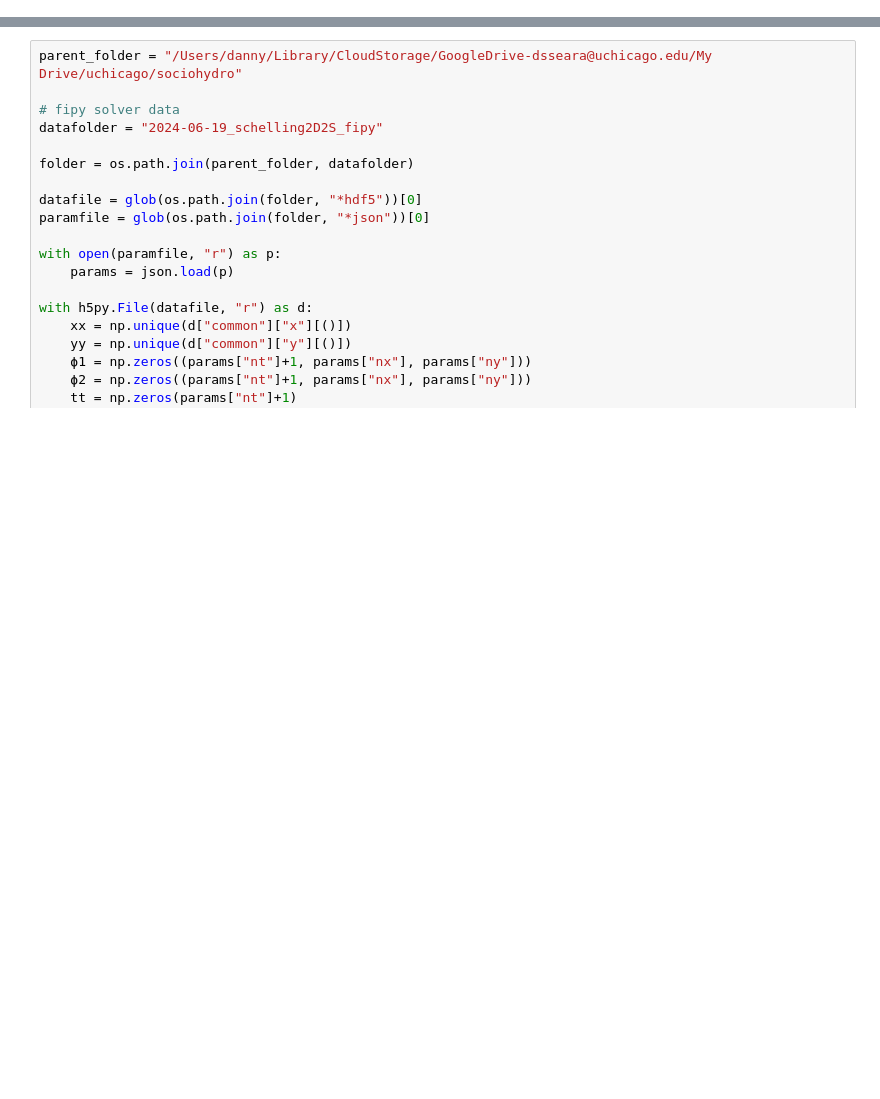
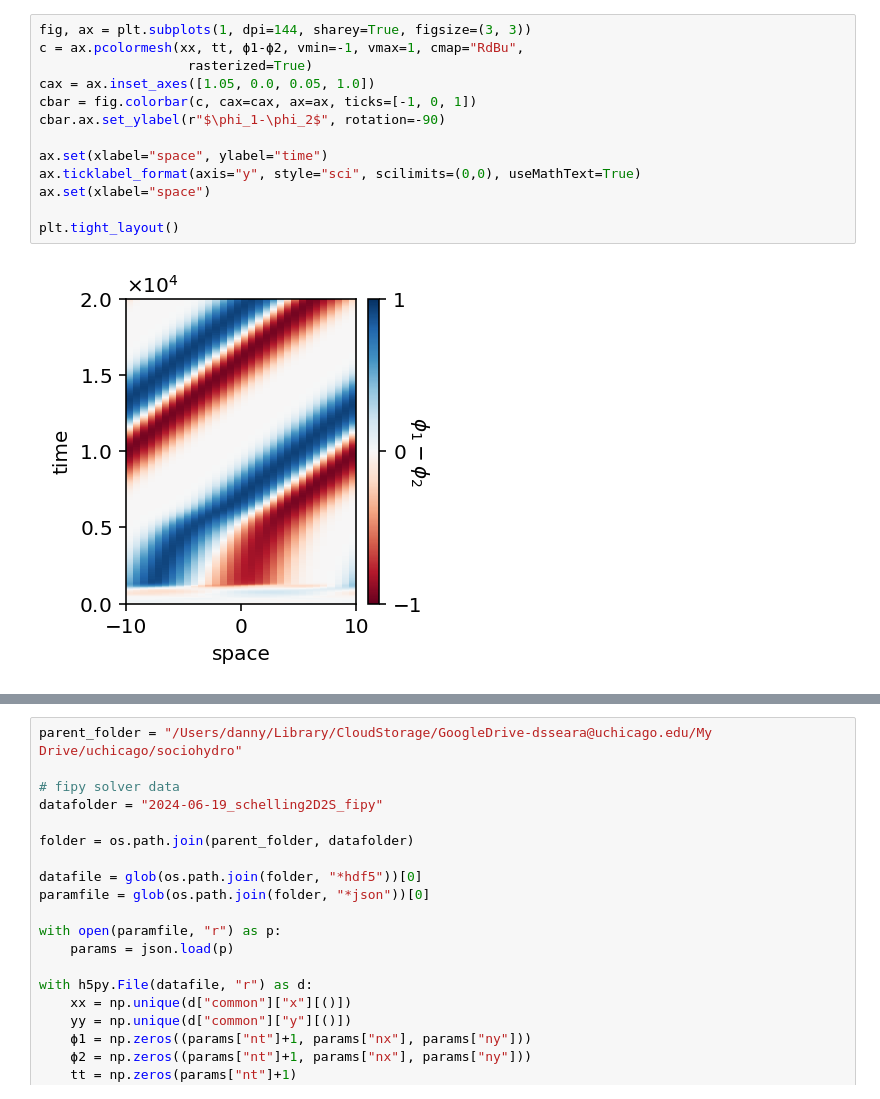
Before and after one commit to dsseara/sociohydro, a Jupyter notebook: inference/inference_test.ipynb, the cells around one changed output, grey strips where cells are left out. Cells and saved outputs as stored; diff of their text form; blank space fills up the shorter version.

```diff
--- a/inference/inference_test.ipynb
+++ b/inference/inference_test.ipynb
@@ -17,0 +154,15 @@ from infer_sociohydro2D import *
+# %%
+fig, ax = plt.subplots(1, dpi=144, sharey=True, figsize=(3, 3))
+c = ax.pcolormesh(xx, tt, ϕ1-ϕ2, vmin=-1, vmax=1, cmap="RdBu",
+                   rasterized=True)
+cax = ax.inset_axes([1.05, 0.0, 0.05, 1.0])
+cbar = fig.colorbar(c, cax=cax, ax=ax, ticks=[-1, 0, 1])
+cbar.ax.set_ylabel(r"$\phi_1-\phi_2$", rotation=-90)
+
+ax.set(xlabel="space", ylabel="time")
+ax.ticklabel_format(axis="y", style="sci", scilimits=(0,0), useMathText=True)
+ax.set(xlabel="space")
+
+plt.tight_layout()
+# %% [output]
+[figure, added]
```
Also changed, not shown: parts of 26 cells of this notebook, 7 other files.
